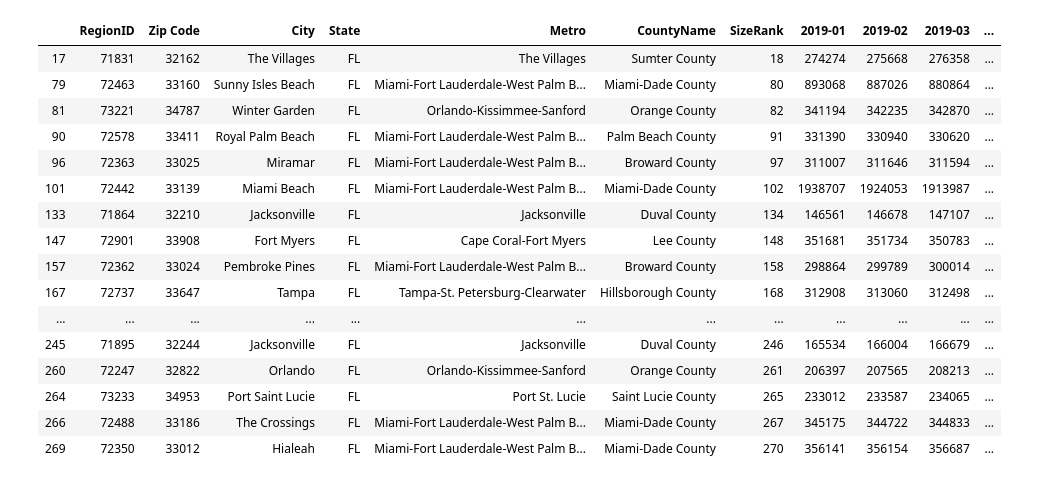
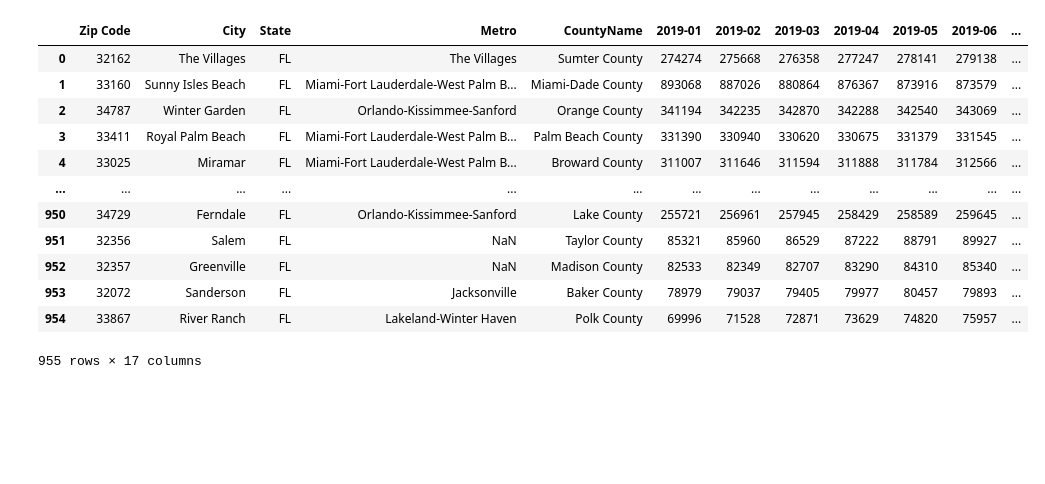
Before and after one commit to nleopard/Florida-Housing-vs-Public-Schools, a Jupyter notebook: Analysis.ipynb, the cells around one changed output. Drawn from its saved outputs; the diff is of its cells as text; code cells hidden in the pictures; blank space fills up the shorter version.

```diff
--- a/Analysis.ipynb
+++ b/Analysis.ipynb
@@ -9,10 +9,13 @@ import scipy.stats as sts
 public_schools = "data/SchoolGrades19_ZipCodes.csv"
 single_family_housing = "data/Zip_Zhvi_SingleFamilyResidence.csv"
 
-# Read our public school data into pandas
+# Create dataframes from our datasets
 ps_df = pd.read_csv(public_schools)
+sfh_df = pd.read_csv(single_family_housing)
 
-ps_df.head()
+# View dataframe and reset index
+sfh_df.reset_index(drop=True)
+ps_df.reset_index(drop=True)
 # %% [output]
 |  | District Number | District Name | School Number | School Name | English Language Arts Achievement | ... |
 | 0 | 1 | ALACHUA | 31 | J. J. FINLEY ELEMENTARY SCHOOL | 55.0 | ... |
@@ -62,29 +33,29 @@ fl_ps_df.head()
 # %%
-#reduce the number of columns
-fl_ps_df = fl_ps_df.loc[:, ["RegionID", "Zip Code", "City",
-                             "State", "Metro", "CountyName", "SizeRank", "2019-01",
-                            "2019-02", "2019-03", "2019-04", "2019-05", "2019-06",
-                             "2019-07", "2019-08", "2019-09", "2019-10", "2019-11",
-                            "2019-12"]]
+# Rename "RegionName" column to "Zip Code"
+sfh_df.rename(columns={"RegionName":"Zip Code"}, inplace=True)
 
+# Reduce the number of columns
+sfh_df = sfh_df.loc[:, ["Zip Code", "City", "State", "Metro", "CountyName", "2019-01",
+                        "2019-02", "2019-03", "2019-04", "2019-05", "2019-06",
+                        "2019-07", "2019-08", "2019-09", "2019-10", "2019-11",
+                        "2019-12"]]
 
+# Pull out the Florida housing prices only
+fl_sfh_df = sfh_df.loc[sfh_df["State"] == "FL"]
 
-fl_ps_df.head(20)
+# View dataframe and reset index
+fl_sfh_df.reset_index(drop=True)
 # %% [output]
-|  | RegionID | Zip Code | City | State | Metro | CountyName | SizeRank | 2019-01 | 2019-02 | 2019-03 | ... |
-| 17 | 71831 | 32162 | The Villages | FL | The Villages | Sumter County | 18 | 274274 | 275668 | 276358 | ... |
-| 79 | 72463 | 33160 | Sunny Isles Beach | FL | Miami-Fort Lauderdale-West Palm B... | Miami-Dade County | 80 | 893068 | 887026 | 880864 | ... |
-| 81 | 73221 | 34787 | Winter Garden | FL | Orlando-Kissimmee-Sanford | Orange County | 82 | 341194 | 342235 | 342870 | ... |
-| 90 | 72578 | 33411 | Royal Palm Beach | FL | Miami-Fort Lauderdale-West Palm B... | Palm Beach County | 91 | 331390 | 330940 | 330620 | ... |
-| 96 | 72363 | 33025 | Miramar | FL | Miami-Fort Lauderdale-West Palm B... | Broward County | 97 | 311007 | 311646 | 311594 | ... |
-| 101 | 72442 | 33139 | Miami Beach | FL | Miami-Fort Lauderdale-West Palm B... | Miami-Dade County | 102 | 1938707 | 1924053 | 1913987 | ... |
-| 133 | 71864 | 32210 | Jacksonville | FL | Jacksonville | Duval County | 134 | 146561 | 146678 | 147107 | ... |
-| 147 | 72901 | 33908 | Fort Myers | FL | Cape Coral-Fort Myers | Lee County | 148 | 351681 | 351734 | 350783 | ... |
-| 157 | 72362 | 33024 | Pembroke Pines | FL | Miami-Fort Lauderdale-West Palm B... | Broward County | 158 | 298864 | 299789 | 300014 | ... |
-| 167 | 72737 | 33647 | Tampa | FL | Tampa-St. Petersburg-Clearwater | Hillsborough County | 168 | 312908 | 313060 | 312498 | ... |
-| ... | ... | ... | ... | ... | ... | ... | ... | ... | ... | ... | ... |
-| 245 | 71895 | 32244 | Jacksonville | FL | Jacksonville | Duval County | 246 | 165534 | 166004 | 166679 | ... |
-| 260 | 72247 | 32822 | Orlando | FL | Orlando-Kissimmee-Sanford | Orange County | 261 | 206397 | 207565 | 208213 | ... |
-| 264 | 73233 | 34953 | Port Saint Lucie | FL | Port St. Lucie | Saint Lucie County | 265 | 233012 | 233587 | 234065 | ... |
-| 266 | 72488 | 33186 | The Crossings | FL | Miami-Fort Lauderdale-West Palm B... | Miami-Dade County | 267 | 345175 | 344722 | 344833 | ... |
-| 269 | 72350 | 33012 | Hialeah | FL | Miami-Fort Lauderdale-West Palm B... | Miami-Dade County | 270 | 356141 | 356154 | 356687 | ... |
+|  | Zip Code | City | State | Metro | CountyName | 2019-01 | 2019-02 | 2019-03 | 2019-04 | 2019-05 | 2019-06 | ... |
+| 0 | 32162 | The Villages | FL | The Villages | Sumter County | 274274 | 275668 | 276358 | 277247 | 278141 | 279138 | ... |
+| 1 | 33160 | Sunny Isles Beach | FL | Miami-Fort Lauderdale-West Palm B... | Miami-Dade County | 893068 | 887026 | 880864 | 876367 | 873916 | 873579 | ... |
+| 2 | 34787 | Winter Garden | FL | Orlando-Kissimmee-Sanford | Orange County | 341194 | 342235 | 342870 | 342288 | 342540 | 343069 | ... |
+| 3 | 33411 | Royal Palm Beach | FL | Miami-Fort Lauderdale-West Palm B... | Palm Beach County | 331390 | 330940 | 330620 | 330675 | 331379 | 331545 | ... |
+| 4 | 33025 | Miramar | FL | Miami-Fort Lauderdale-West Palm B... | Broward County | 311007 | 311646 | 311594 | 311888 | 311784 | 312566 | ... |
+| ... | ... | ... | ... | ... | ... | ... | ... | ... | ... | ... | ... | ... |
+| 950 | 34729 | Ferndale | FL | Orlando-Kissimmee-Sanford | Lake County | 255721 | 256961 | 257945 | 258429 | 258589 | 259645 | ... |
+| 951 | 32356 | Salem | FL | NaN | Taylor County | 85321 | 85960 | 86529 | 87222 | 88791 | 89927 | ... |
+| 952 | 32357 | Greenville | FL | NaN | Madison County | 82533 | 82349 | 82707 | 83290 | 84310 | 85340 | ... |
+| 953 | 32072 | Sanderson | FL | Jacksonville | Baker County | 78979 | 79037 | 79405 | 79977 | 80457 | 79893 | ... |
+| 954 | 33867 | River Ranch | FL | Lakeland-Winter Haven | Polk County | 69996 | 71528 | 72871 | 73629 | 74820 | 75957 | ... |
+955 rows × 17 columns
```
Also changed, not shown: parts of 10 cells of this notebook.
